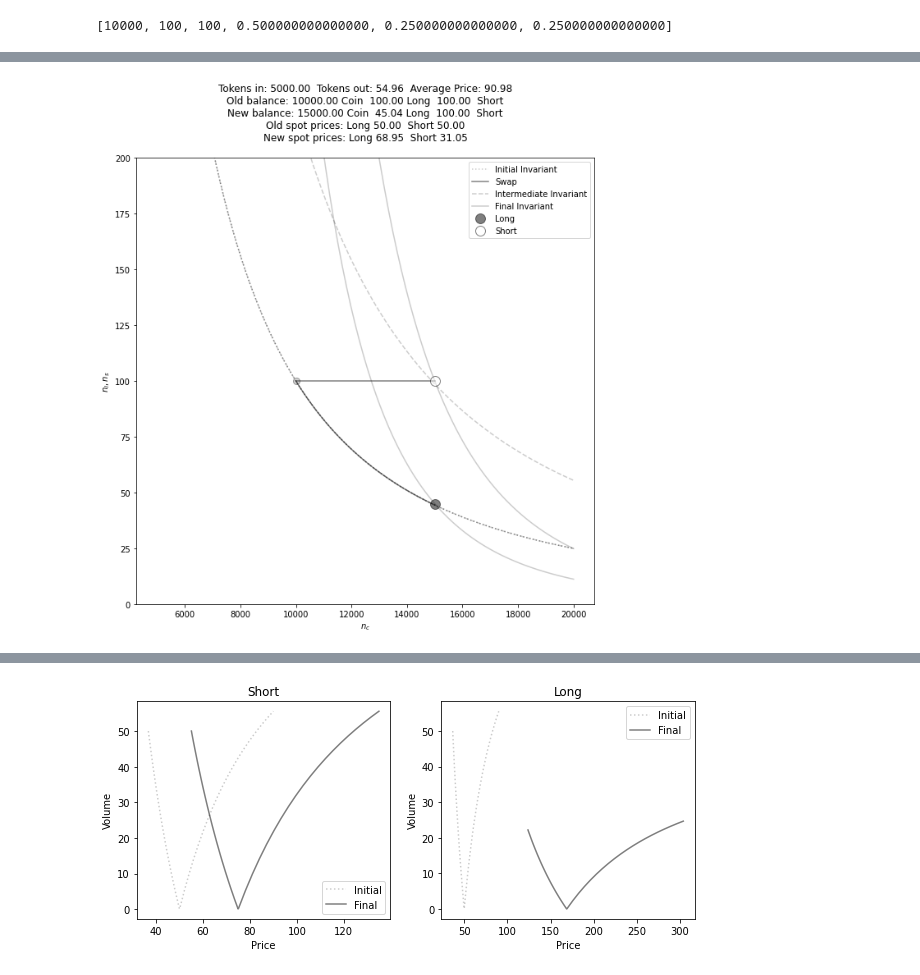
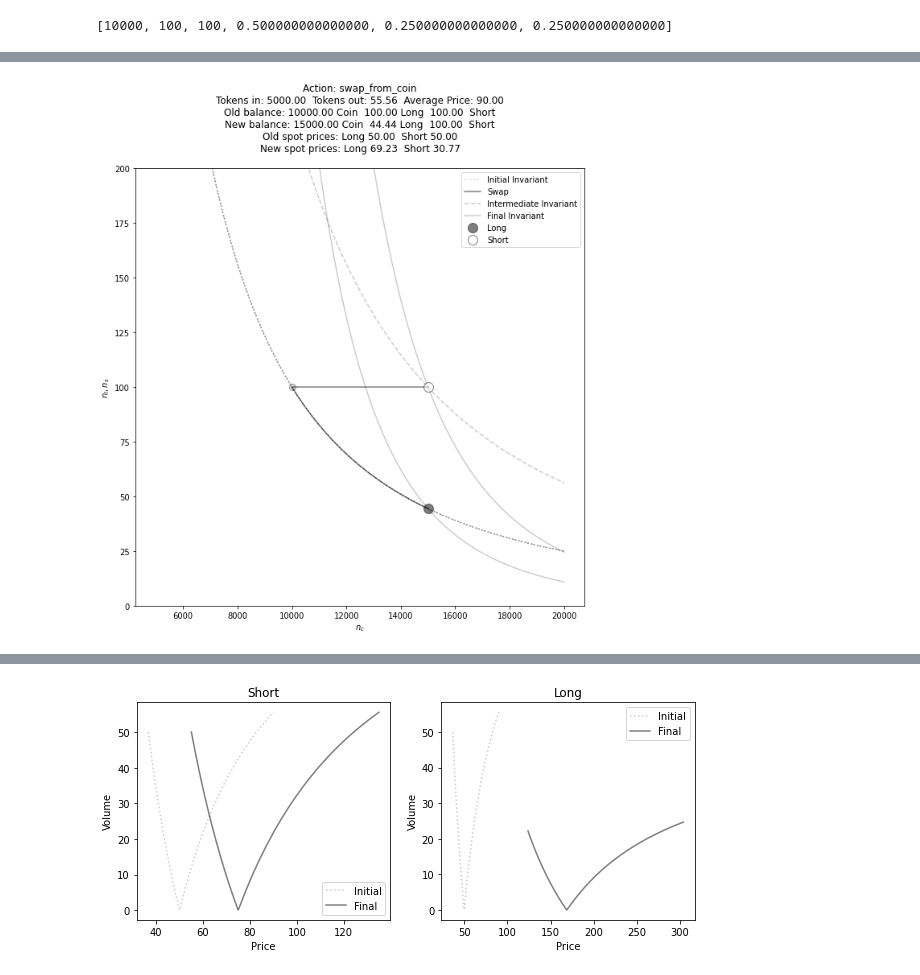
Before and after one commit to fetchai/mettalex-market-maker, a Jupyter notebook: amm_balancer.ipynb, the cells around one changed output, grey strips where cells are left out. Cells and saved outputs as stored; diff of their text form; code cells hidden in the pictures.

Commit message:
MEX-495 Structuring notebook more like a paper, extracted plotting functions

```diff
--- a/amm_balancer.ipynb
+++ b/amm_balancer.ipynb
@@ -367,7 +373,0 @@ $\displaystyle 20012.485136742$
-# %%
-# Price impact for range of long token purchases
-initial_state = set_amm_state(10000, 100, 100, 0.5, 100)
-coin_in = np.linspace(1., 5000., 20)
-# With reweighting of tokens to achieve sum pf prices equal to collateral
-states, tok_out, avg_price = zip(
-    *[simple_swap_from_coin(initial_state, c, coin_per_pair=100, rebalance=True) for c in coin_in])
@@ -435,6 +392,0 @@ f.savefig('amm_spot_prices_50.png')
-# %%
-initial_state = set_amm_state(10000, 100, 100, 0.5, 100)
-tok_in = np.linspace(1., 50., 20)
-states, coin_out, avg_price = zip(
-    *[simple_swap_to_coin(initial_state, t, coin_per_pair=100, rebalance=True)
-      for t in tok_in])
@@ -563,6 +419,9 @@ def plot_action(s_0, a_c, n_c_min=5000., n_c_max=20000., action='swap_from_coin'
 # %%
 f = plt.figure(figsize=(10,10))
-swap1_state = plot_action(initial_state, 5000, action='swap_from_coin', rebalance=True, coin_per_pair=100, sF=0.02)
+swap1_state = plot_action(
+    initial_state, 5000, action='swap_from_coin',
+    rebalance=True, coin_per_pair=100, sF=0.0
+)
 _ = plt.ylim((0, 200))
 # %% [output]
-[figure, old version]
+[figure, new version]
```
Also changed, not shown: parts of 118 cells of this notebook, 1 other file.
